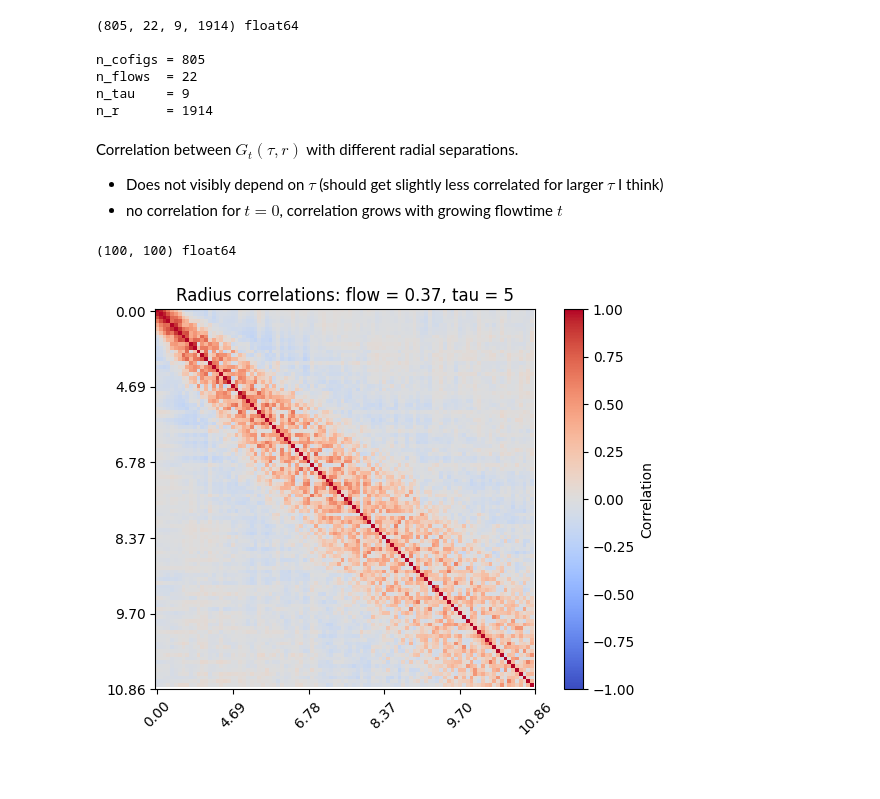
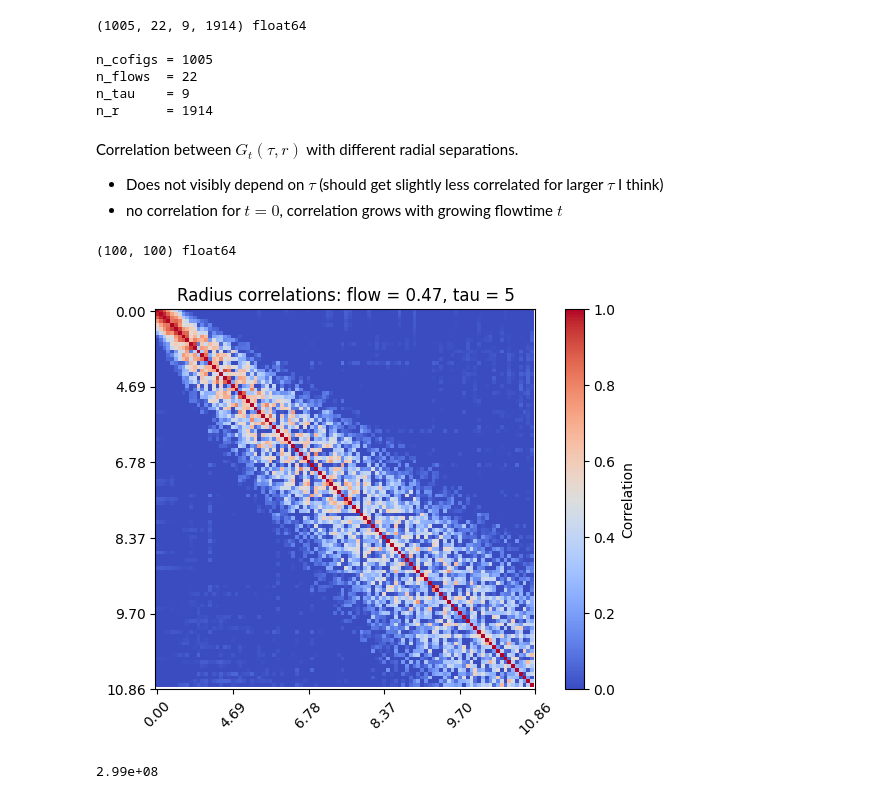
Before and after one commit to lsnbr/milc_luis, a Jupyter notebook: zeugs/ana_error.ipynb, the cells around one changed output. Drawn from its saved outputs; the diff is of its cells as text; code cells hidden in the pictures.

```diff
--- a/zeugs/ana_error.ipynb
+++ b/zeugs/ana_error.ipynb
@@ -23,7 +23,8 @@ flow_type = 'zeuthen'   # just for information, prabably not needed
 home_path = Path('/home/ln29bamu')
 code_path = home_path / 'code' / 'milc_luis'
 
-all_corrs = np.load(code_path / 'zeugs' / 'outputs' / '16x64flows' / 'data0.npy')
+skip_configs = 50
+all_corrs = np.load(code_path / 'zeugs' / 'outputs' / '16x64flows' / 'data0.npy')[skip_configs:]
 print(all_corrs.shape, all_corrs.dtype)
 
 # numbers of configs, flowtimes, time and spatial separations
@@ -39,9 +40,9 @@ avg_corrs = all_corrs.mean(axis=0)              # sample mean
 std_corrs = all_corrs.std(axis=0, ddof=1)       # sample standart deviation
 sem_corrs = std_corrs / np.sqrt(n_cofigs)       # standart deviation of sample mean
 # %% [output]
-(805, 22, 9, 1914) float64
+(1005, 22, 9, 1914) float64
 
-n_cofigs = 805
+n_cofigs = 1005
 n_flows  = 22
 n_tau    = 9
 n_r      = 1914
@@ -50,30 +51,36 @@ Correlation between $G_t(\tau, r)$ with different radial separations.
 - Does not visibly depend on $\tau$ (should get slightly less correlated for larger $\tau$ I think)
 - no correlation for $t=0$, correlation grows with growing flowtime $t$
 # %%
-iflow = 10
+iflow = 12
 tau   = 5
 r_cut = 100
 
+covmat = np.cov(all_corrs[:, iflow, tau, :r_cut], rowvar=False)
 cormat = np.corrcoef(all_corrs[:, iflow, tau, :r_cut], rowvar=False)
 print(cormat.shape, cormat.dtype)
 
 
-plt.imshow(cormat, cmap='coolwarm', vmin=-1, vmax=1)
+plt.imshow(cormat, cmap='coolwarm', vmin=0, vmax=1)
 plt.colorbar(label='Correlation')
 plt.title(f"Radius correlations: flow = {flowtimes[iflow]:.2f}, tau = {tau}")
 
 tick_step      = 20
 tick_positions = np.arange(0, len(r_list[:r_cut])+1, tick_step)
 tick_labels    = [f"{r_list[i]:.2f}" for i in tick_positions]
 
 plt.xticks(tick_positions, tick_labels, rotation=45)
 plt.yticks(tick_positions, tick_labels)
 
 plt.tight_layout()
 plt.show()
+
+
+cond = np.linalg.cond(cormat)
+print(f'{cond:.2e}')
 # %% [output]
 (100, 100) float64
-[figure, old version]
+[figure, new version]
+2.99e+08
 # %%
 ir  = 10
 tau = 5
```
Also changed, not shown: parts of 1 cell of this notebook, 9 other files.
